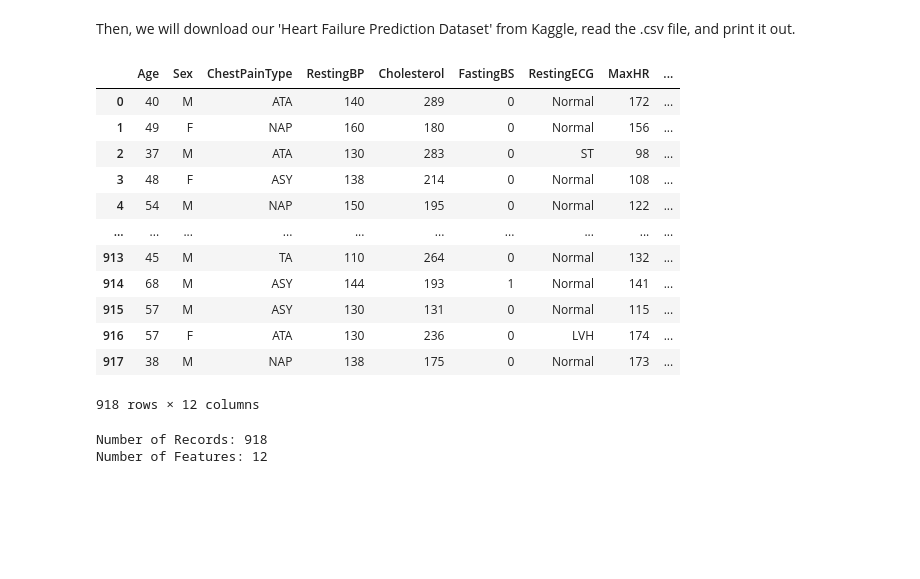
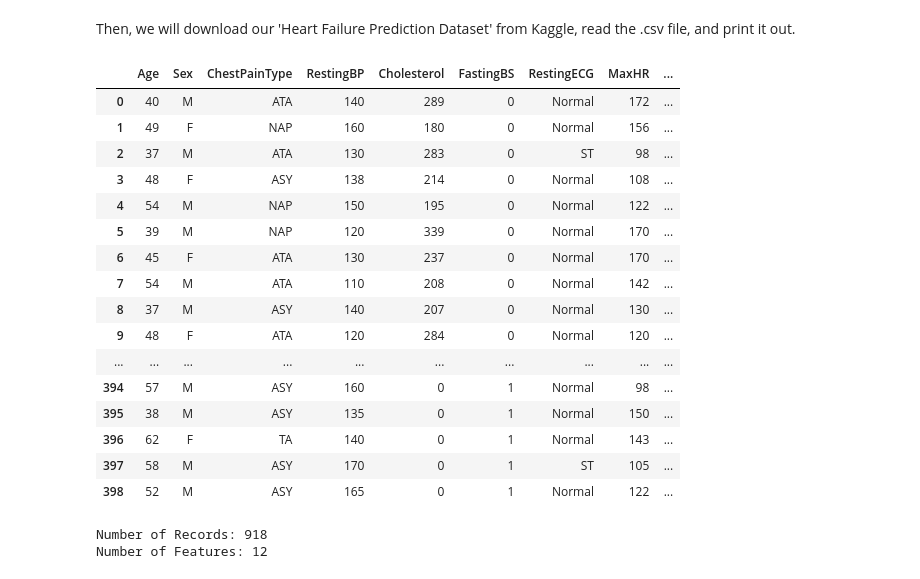
Before and after one commit to kareem-ghazi/heart-failure-prediction, a Jupyter notebook: src/heart-disease-prediction.ipynb, the cells around one changed output. Saved outputs shown, nothing was run; the diff lists cells and outputs as text; code cells hidden in the pictures; blank space fills up the shorter version.

```diff
--- a/src/heart-disease-prediction.ipynb
+++ b/src/heart-disease-prediction.ipynb
@@ -64,25 +58,41 @@ import kagglehub
+# %%
+import os
+import numpy as np
+import pandas as pd
+import warnings
+import seaborn as sns
+import matplotlib.pyplot as plt
+import plotly.express as px
+warnings.filterwarnings("ignore")
+pd.set_option("display.max_rows",None)
+from sklearn import preprocessing
+import matplotlib
+matplotlib.style.use('ggplot')
+from sklearn.preprocessing import LabelEncoder
 # %% [markdown]
 Then, we will download our 'Heart Failure Prediction Dataset' from Kaggle, read the .csv file, and print it out.
 # %%
 # Download latest version of the dataset.
-path = kagglehub.dataset_download("fedesoriano/heart-failure-prediction")
-
-data = pd.read_csv(path + '/heart.csv')
+data = pd.read_csv('heart.csv')
 data
 # %% [output]
 |  | Age | Sex | ChestPainType | RestingBP | Cholesterol | FastingBS | RestingECG | MaxHR | ... |
 | 0 | 40 | M | ATA | 140 | 289 | 0 | Normal | 172 | ... |
 | 1 | 49 | F | NAP | 160 | 180 | 0 | Normal | 156 | ... |
 | 2 | 37 | M | ATA | 130 | 283 | 0 | ST | 98 | ... |
 | 3 | 48 | F | ASY | 138 | 214 | 0 | Normal | 108 | ... |
 | 4 | 54 | M | NAP | 150 | 195 | 0 | Normal | 122 | ... |
+| 5 | 39 | M | NAP | 120 | 339 | 0 | Normal | 170 | ... |
+| 6 | 45 | F | ATA | 130 | 237 | 0 | Normal | 170 | ... |
+| 7 | 54 | M | ATA | 110 | 208 | 0 | Normal | 142 | ... |
+| 8 | 37 | M | ASY | 140 | 207 | 0 | Normal | 130 | ... |
+| 9 | 48 | F | ATA | 120 | 284 | 0 | Normal | 120 | ... |
 | ... | ... | ... | ... | ... | ... | ... | ... | ... | ... |
-| 913 | 45 | M | TA | 110 | 264 | 0 | Normal | 132 | ... |
-| 914 | 68 | M | ASY | 144 | 193 | 1 | Normal | 141 | ... |
-| 915 | 57 | M | ASY | 130 | 131 | 0 | Normal | 115 | ... |
-| 916 | 57 | F | ATA | 130 | 236 | 0 | LVH | 174 | ... |
-| 917 | 38 | M | NAP | 138 | 175 | 0 | Normal | 173 | ... |
+| 394 | 57 | M | ASY | 160 | 0 | 1 | Normal | 98 | ... |
+| 395 | 38 | M | ASY | 135 | 0 | 1 | Normal | 150 | ... |
+| 396 | 62 | F | TA | 140 | 0 | 1 | Normal | 143 | ... |
+| 397 | 58 | M | ASY | 170 | 0 | 1 | ST | 105 | ... |
+| 398 | 52 | M | ASY | 165 | 0 | 1 | Normal | 122 | ... |
-918 rows × 12 columns
 # %%
 # Display the number of rows & columns.
 print("Number of Records: " + str(data.shape[0]))
```
Also changed, not shown: parts of 28 cells of this notebook, 3 other files.
